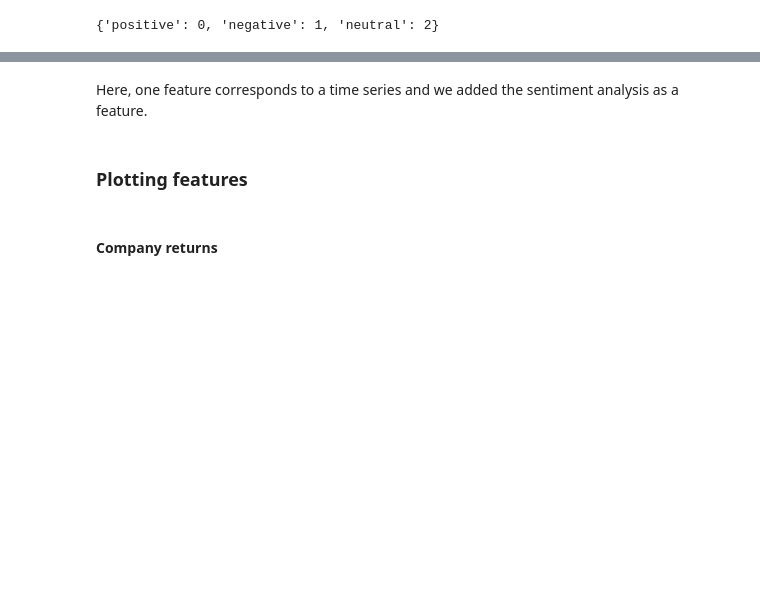
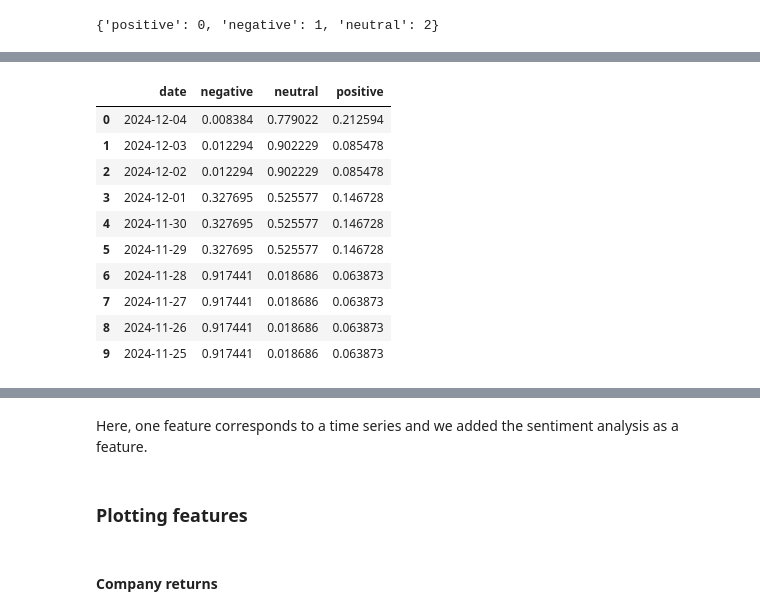
Before and after one commit to rrrbbb1/lstm-stock-prediction, a Jupyter notebook: Multi Dim LSTM.ipynb, the cells around one changed output, grey strips where cells are left out. Saved outputs shown, nothing was run; the diff lists cells and outputs as text; code cells hidden in the pictures; blank space fills up the shorter version.

```diff
--- a/Multi Dim LSTM.ipynb
+++ b/Multi Dim LSTM.ipynb
@@ -223,0 +169,14 @@ daily_mean = news_combined.groupby('Time', as_index=False).mean()
+# %%
+news.head(10)
+# %% [output]
+|  | date | negative | neutral | positive |
+| 0 | 2024-12-04 | 0.008384 | 0.779022 | 0.212594 |
+| 1 | 2024-12-03 | 0.012294 | 0.902229 | 0.085478 |
+| 2 | 2024-12-02 | 0.012294 | 0.902229 | 0.085478 |
+| 3 | 2024-12-01 | 0.327695 | 0.525577 | 0.146728 |
+| 4 | 2024-11-30 | 0.327695 | 0.525577 | 0.146728 |
+| 5 | 2024-11-29 | 0.327695 | 0.525577 | 0.146728 |
+| 6 | 2024-11-28 | 0.917441 | 0.018686 | 0.063873 |
+| 7 | 2024-11-27 | 0.917441 | 0.018686 | 0.063873 |
+| 8 | 2024-11-26 | 0.917441 | 0.018686 | 0.063873 |
+| 9 | 2024-11-25 | 0.917441 | 0.018686 | 0.063873 |
```
Also changed, not shown: parts of 42 cells of this notebook, 2 other files.
